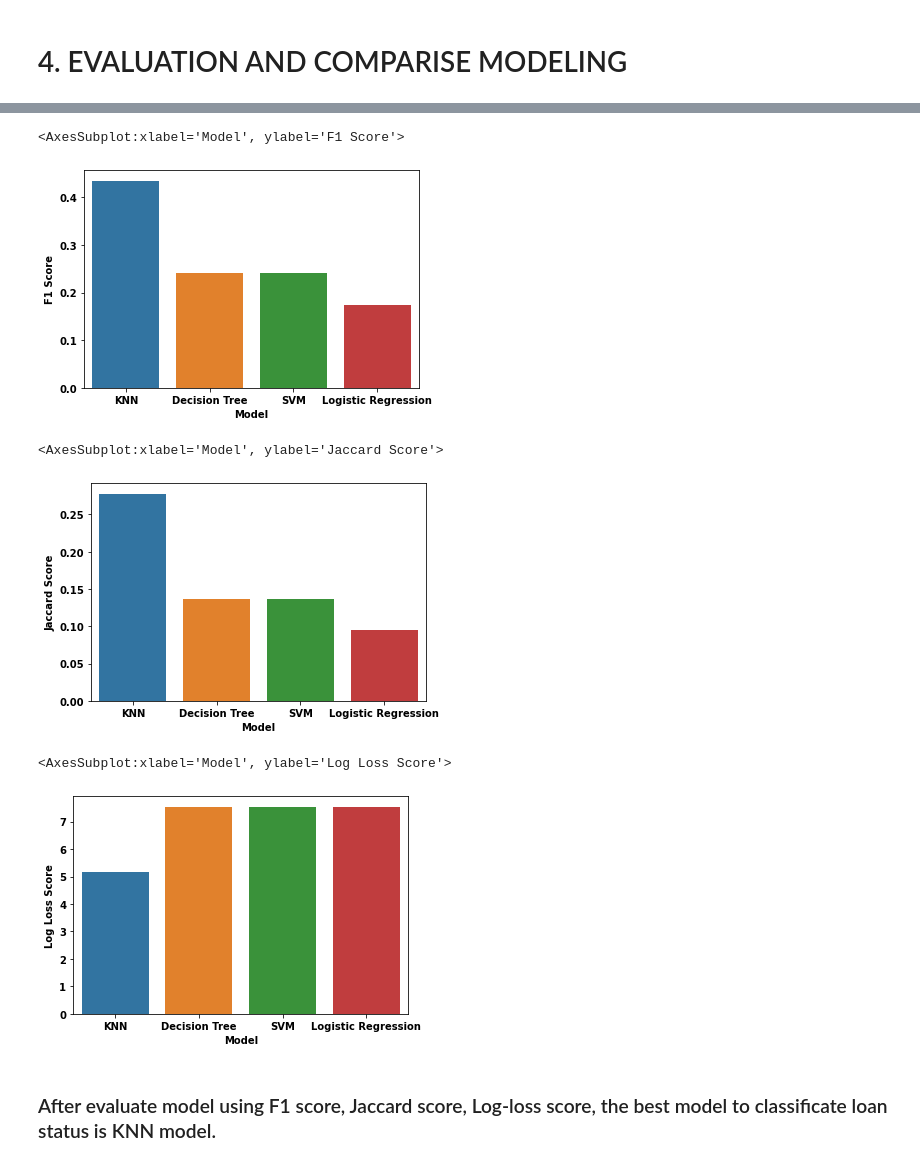
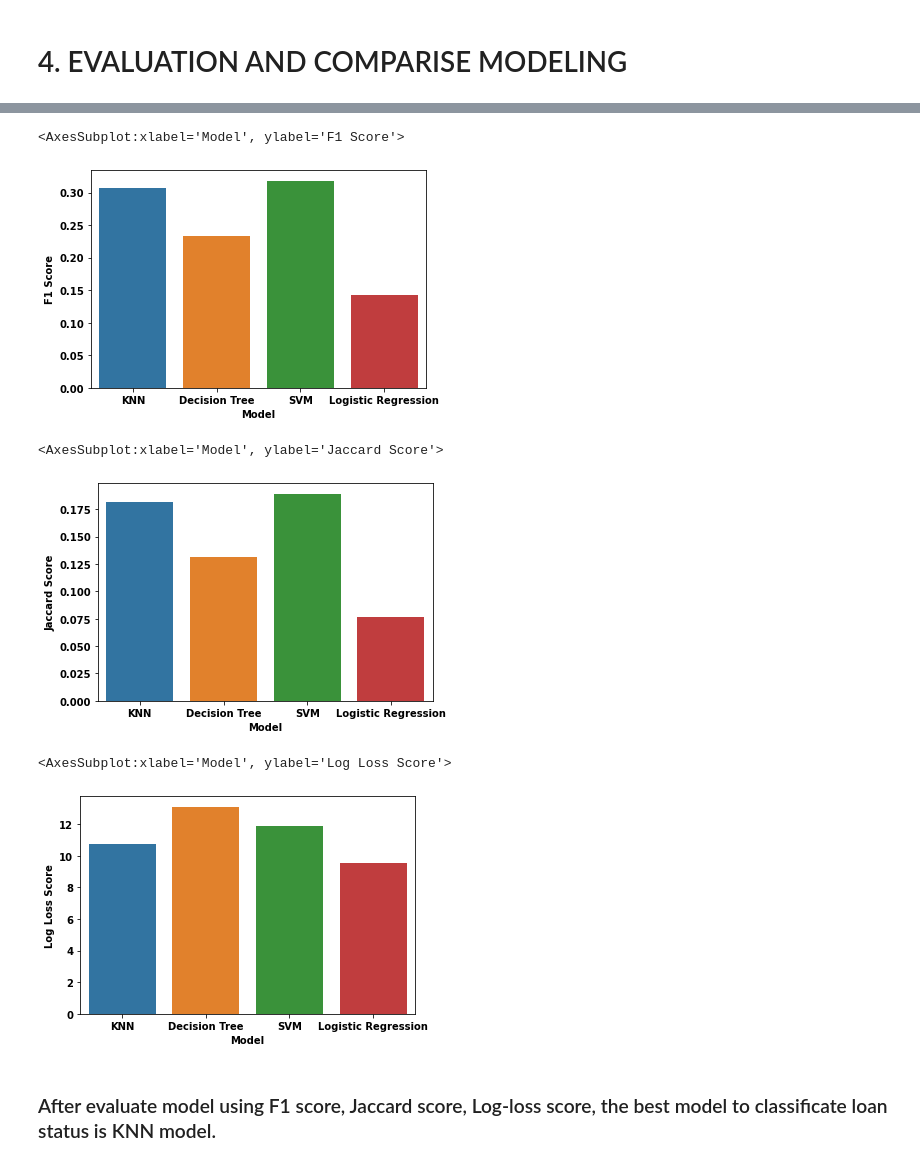
Before and after one commit to lmman724/Classfication_Loan-Status_ML, a Jupyter notebook: Project_classification_customer_Banking.ipynb, the cells around one changed output, grey strips where cells are left out. Saved outputs shown, nothing was run; the diff lists cells and outputs as text; code cells hidden in the pictures.

```diff
--- a/Project_classification_customer_Banking.ipynb
+++ b/Project_classification_customer_Banking.ipynb
@@ -539,18 +539,18 @@ df_data_model
 # %%
-sns.barplot(x = "Model", y = "F1 Score", data = df_date_model)
+sns.barplot(x = "Model", y = "F1 Score", data = df_data_model)
 # %% [output]
 <AxesSubplot:xlabel='Model', ylabel='F1 Score'>
-[figure, old version]
+[figure, new version]
 # %%
-sns.barplot(x = "Model", y = "Jaccard Score", data = df_date_model)
+sns.barplot(x = "Model", y = "Jaccard Score", data = df_data_model)
 # %% [output]
 <AxesSubplot:xlabel='Model', ylabel='Jaccard Score'>
-[figure, old version]
+[figure, new version]
 # %%
-sns.barplot(x = "Model", y = "Log Loss Score", data = df_date_model)
+sns.barplot(x = "Model", y = "Log Loss Score", data = df_data_model)
 # %% [output]
 <AxesSubplot:xlabel='Model', ylabel='Log Loss Score'>
-[figure, old version]
+[figure, new version]
 # %% [markdown]
 ### After evaluate model using F1 score, Jaccard score, Log-loss score, the best model to classificate loan status is KNN model.
 # %% [markdown]
```
Also changed, not shown: parts of 13 cells of this notebook, 2 other files.
